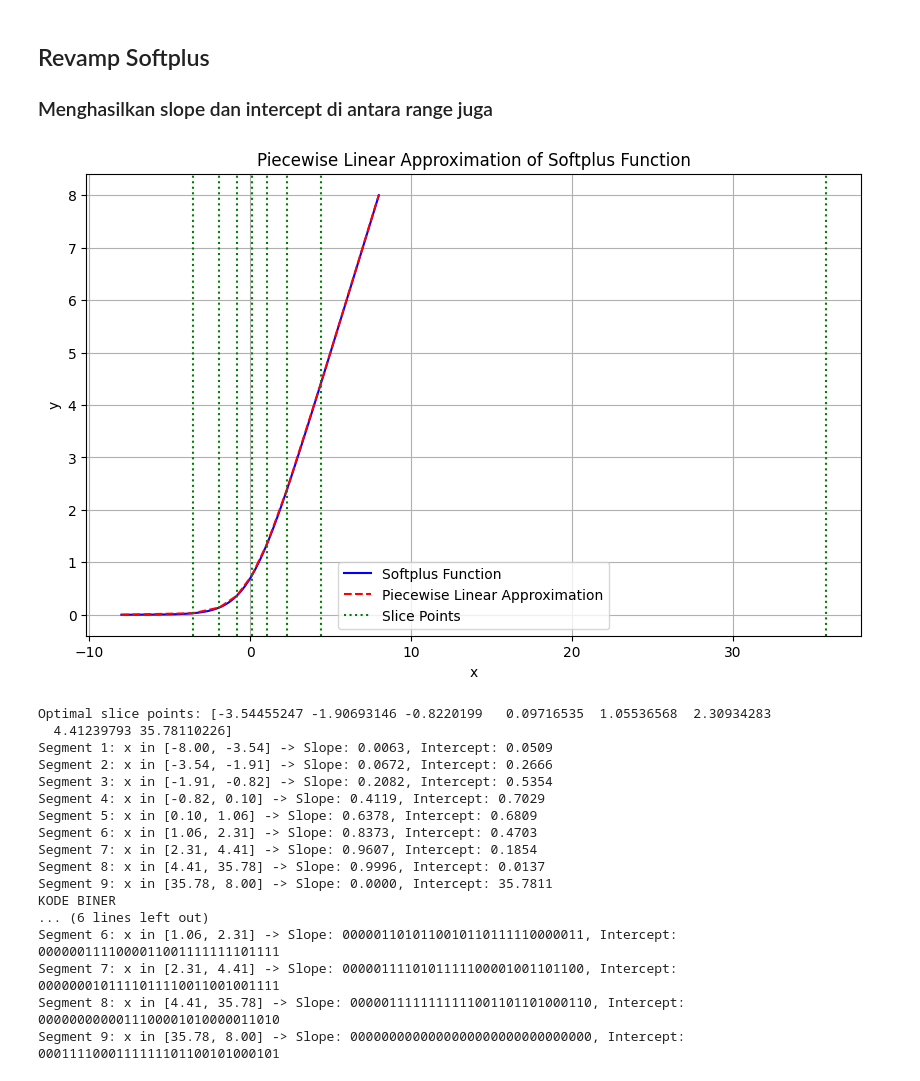
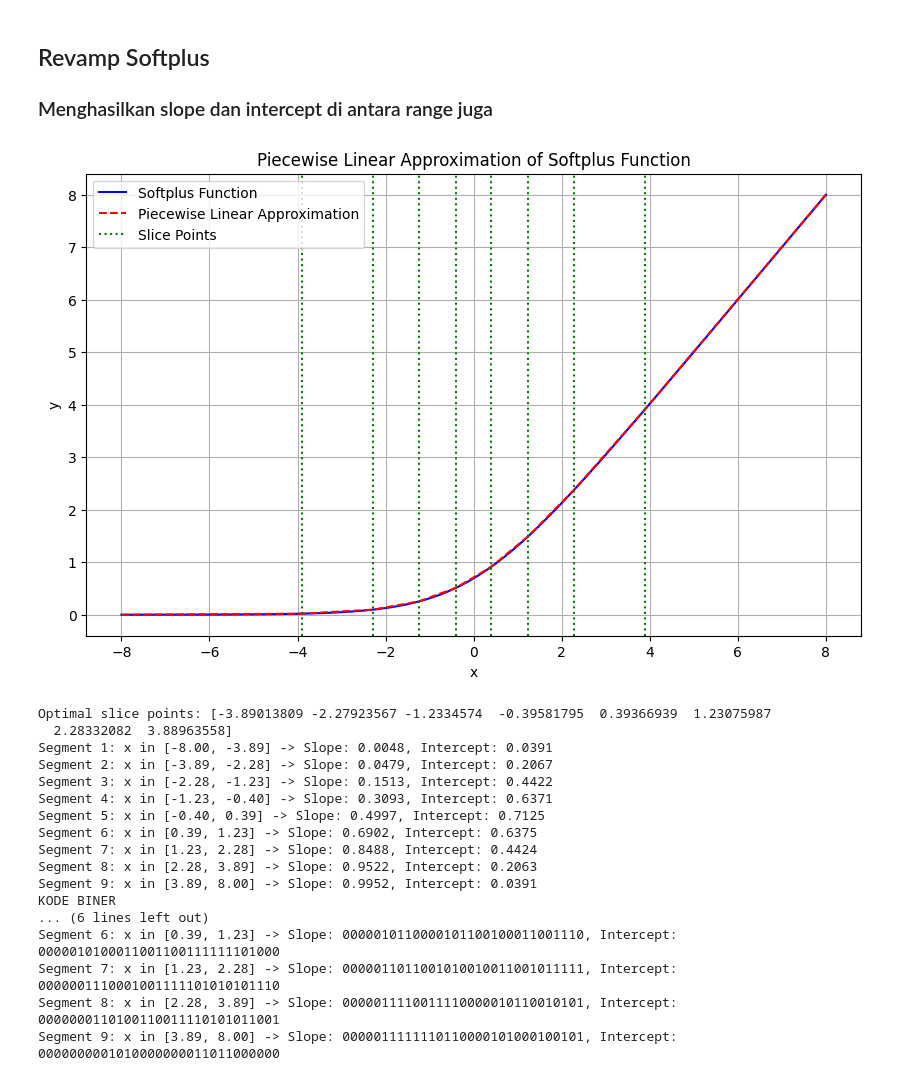
Before and after one commit to iniahmad/ganyang_okinawa, a Jupyter notebook: model_py/find_opt_x.ipynb, the cells around one changed output. Saved outputs shown, nothing was run; the diff lists cells and outputs as text; code cells hidden in the pictures.

```diff
--- a/model_py/find_opt_x.ipynb
+++ b/model_py/find_opt_x.ipynb
@@ -586,7 +586,7 @@ def find_optimal_slices(num_slices, x_range):
     return optimal_slices
 
 # Parameters
-num_slices = 4
+num_slices = 8
 x_range = (-8, 8)
 
 # Find optimal slice points
@@ -709,8 +714,11 @@ def find_optimal_slices(num_slices, x_range):
     # Initial guess for slice points
     initial_slices = np.linspace(x_range[0], x_range[1], num_slices)
 
+    # Define bounds for the slice points to ensure they remain within the range
+    bounds = [(x_range[0], x_range[1]) for _ in range(num_slices)]
+
     # Optimize slice points
-    result = minimize(error_function, initial_slices, args=(x, y), method='Nelder-Mead')
+    result = minimize(error_function, initial_slices, args=(x, y), bounds=bounds, method='L-BFGS-B')
 
     optimal_slices = np.sort(result.x)
     return optimal_slices
@@ -730,48 +738,48 @@ piecewise_values, segments = piecewise_linear(x_values, optimal_slices)
 # Plot the results
 plt.figure(figsize=(10, 6))
 plt.plot(x_values, softplus_values, label='Softplus Function', color='blue')
 plt.plot(x_values, piecewise_values, label='Piecewise Linear Approximation', color='red', linestyle='--')
 plt.axvline(x=optimal_slices[0], color='green', linestyle=':', label='Slice Points')
 plt.axvline(x=optimal_slices[-1], color='green', linestyle=':')
 for point in optimal_slices[1:-1]:
     plt.axvline(x=point, color='green', linestyle=':')
 plt.title('Piecewise Linear Approximation of Softplus Function')
 plt.xlabel('x')
 plt.ylabel('y')
 plt.legend()
 plt.grid()
 plt.show()
 
 # Print optimal slice points and corresponding slopes and intercepts
 print("Optimal slice points:", optimal_slices)
 for i in range(len(segments)):
     slope, intercept, x1, x2 = segments[i]
     print(f"Segment {i + 1}: x in [{x1:.2f}, {x2:.2f}] -> Slope: {slope:.4f}, Intercept: {intercept:.4f}")
 
 # Print optimal slice points and corresponding slopes and intercepts in custom binary format
 print("KODE BINER")
 print("Optimal slice points:", [float_to_custom_binary(x) for x in optimal_slices])
 for i in range(len(segments)):
     slope, intercept, x1, x2 = segments[i]
     slope_binary = float_to_custom_binary(slope)
     intercept_binary = float_to_custom_binary(intercept)
     print(f"Segment {i + 1}: x in [{x1:.2f}, {x2:.2f}] -> Slope: {slope_binary}, Intercept: {intercept_binary}")
 # %% [output]
-[figure, old version]
+[figure, new version]
-Optimal slice points: [-3.54455247 -1.90693146 -0.8220199   0.09716535  1.05536568  2.30934283
-  4.41239793 35.78110226]
-Segment 1: x in [-8.00, -3.54] -> Slope: 0.0063, Intercept: 0.0509
-Segment 2: x in [-3.54, -1.91] -> Slope: 0.0672, Intercept: 0.2666
-Segment 3: x in [-1.91, -0.82] -> Slope: 0.2082, Intercept: 0.5354
-Segment 4: x in [-0.82, 0.10] -> Slope: 0.4119, Intercept: 0.7029
-Segment 5: x in [0.10, 1.06] -> Slope: 0.6378, Intercept: 0.6809
-Segment 6: x in [1.06, 2.31] -> Slope: 0.8373, Intercept: 0.4703
-Segment 7: x in [2.31, 4.41] -> Slope: 0.9607, Intercept: 0.1854
-Segment 8: x in [4.41, 35.78] -> Slope: 0.9996, Intercept: 0.0137
-Segment 9: x in [35.78, 8.00] -> Slope: 0.0000, Intercept: 35.7811
+Optimal slice points: [-3.89013809 -2.27923567 -1.2334574  -0.39581795  0.39366939  1.23075987
+  2.28332082  3.88963558]
+Segment 1: x in [-8.00, -3.89] -> Slope: 0.0048, Intercept: 0.0391
+Segment 2: x in [-3.89, -2.28] -> Slope: 0.0479, Intercept: 0.2067
+Segment 3: x in [-2.28, -1.23] -> Slope: 0.1513, Intercept: 0.4422
+Segment 4: x in [-1.23, -0.40] -> Slope: 0.3093, Intercept: 0.6371
+Segment 5: x in [-0.40, 0.39] -> Slope: 0.4997, Intercept: 0.7125
+Segment 6: x in [0.39, 1.23] -> Slope: 0.6902, Intercept: 0.6375
+Segment 7: x in [1.23, 2.28] -> Slope: 0.8488, Intercept: 0.4424
+Segment 8: x in [2.28, 3.89] -> Slope: 0.9522, Intercept: 0.2063
+Segment 9: x in [3.89, 8.00] -> Slope: 0.9952, Intercept: 0.0391
 KODE BINER
 ... (6 lines left out)
-Segment 6: x in [1.06, 2.31] -> Slope: 0000011010110010110111110000011, Intercept: 0000001111000011001111111101111
-Segment 7: x in [2.31, 4.41] -> Slope: 0000011110101111100001001101100, Intercept: 0000000101111011110011001001111
-Segment 8: x in [4.41, 35.78] -> Slope: 0000011111111111001101101000110, Intercept: 0000000000011100001010000011010
-Segment 9: x in [35.78, 8.00] -> Slope: 0000000000000000000000000000000, Intercept: 0001111000111111101100101000101
+Segment 6: x in [0.39, 1.23] -> Slope: 0000010110000101100100011001110, Intercept: 0000010100011001100111111101000
+Segment 7: x in [1.23, 2.28] -> Slope: 0000011011001010010011001011111, Intercept: 0000001110001001111101010101110
+Segment 8: x in [2.28, 3.89] -> Slope: 0000011110011110000010110010101, Intercept: 0000000110100110011110101011001
+Segment 9: x in [3.89, 8.00] -> Slope: 0000011111110110000101000100101, Intercept: 0000000001010000000011011000000
```
Also changed, not shown: parts of 1 cell of this notebook.
